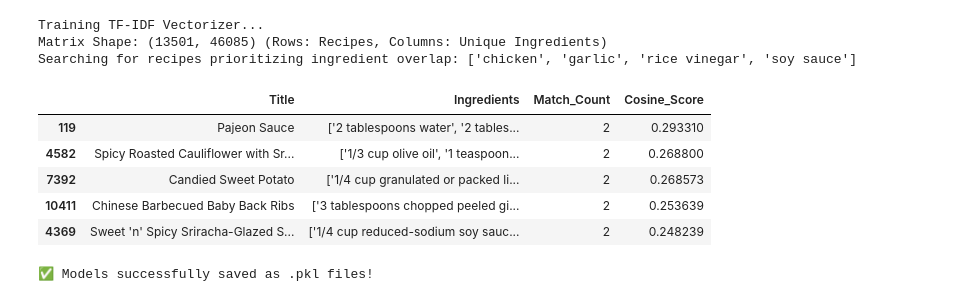
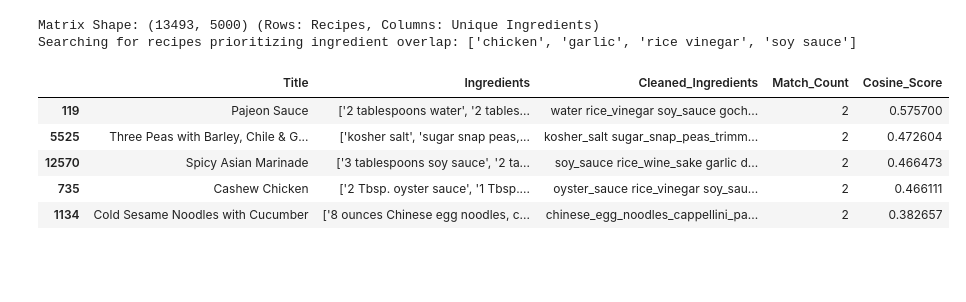
Before and after one commit to Jovanna-0/Dishcover, a Jupyter notebook: notebooks/01_Data_Cleaning_and_EDA.ipynb, the cells around one changed output. Drawn from its saved outputs; the diff is of its cells as text; code cells hidden in the pictures; blank space fills up the shorter version.

Commit message:
complete data prep, EDA, KNN model training, and evaluations

```diff
--- a/notebooks/01_Data_Cleaning_and_EDA.ipynb
+++ b/notebooks/01_Data_Cleaning_and_EDA.ipynb
@@ -154,76 +193,65 @@ print("✅ DONE! Models are ready for the website.")
 # Save the cleaned dataset so we don't have to run the cleaner every time
 df.to_csv('../data/cleaned_recipes.csv', index=False)
 # %%
-from sklearn.feature_extraction.text import TfidfVectorizer
-from sklearn.metrics.pairwise import cosine_similarity
-import joblib
 
 # 0. Drop any empty rows just in case the cleaning process left blanks
-df = df.dropna(subset=['Cleaned_Ingredients'])
+df = df.dropna(subset=['Title', 'Ingredients', 'Instructions', 'Cleaned_Ingredients'])
 df = df.reset_index(drop=True)
-
-# 1. Initialize and fit the TF-IDF Vectorizer
-print("Training TF-IDF Vectorizer...")
-vectorizer = TfidfVectorizer()
-tfidf_matrix = vectorizer.fit_transform(df['Cleaned_Ingredients'])
 print(f"Matrix Shape: {tfidf_matrix.shape} (Rows: Recipes, Columns: Unique Ingredients)")
 
 # 2. Build the Recommendation Function
 import re
 
-def recommend_recipes_smart_sort(user_ingredients_list, recipe_df, vectorizer_model, matrix, top_k=5):
-    # 1. Clean the user inputs using the underscore trick we established
+def recommend_recipes_smart_sort(user_ingredients_list, recipe_df, vectorizer_model, knn_model, top_k=5):
     cleaned_user_items = [clean_ingredients(item).strip() for item in user_ingredients_list]
     cleaned_user_items = [item for item in cleaned_user_items if item]
     user_string = " ".join(cleaned_user_items)
 
-    # 2. Vectorize and calculate Cosine Similarity (The Soft Matcher)
+    # Vectorize the input
     user_vector = vectorizer_model.transform([user_string])
-    similarity_scores = cosine_similarity(user_vector, matrix).flatten()
 
-    # 3. Grab a slightly larger pool of top matches (e.g., top 50) so we have enough to sort
-    top_50_indices = similarity_scores.argsort()[-50:][::-1]
+    # ASK THE ML MODEL TO FIND THE NEIGHBORS
+    # It returns the distances and the row indices of the top 50 matches
+    distances, indices = knn_model.kneighbors(user_vector, n_neighbors=50)
+
+    # Convert distance to similarity score (1 - distance)
+    similarity_scores = 1 - distances.flatten()
+    top_50_indices = indices.flatten()
+
     top_results = recipe_df.iloc[top_50_indices].copy()
-    top_results['Cosine_Score'] = similarity_scores[top_50_indices]
+    top_results['Cosine_Score'] = similarity_scores
 
-    # 4. The Counter: Count how many inputted ingredients actually appear in the recipe
+
+    # The Counter: Count how many inputted ingredients actually appear in the recipe
     def count_matches(recipe_ingredients_string):
         count = 0
         for item in cleaned_user_items:
             # We use \b (word boundary) so it matches the exact token
             if re.search(rf'\b{item}\b', str(recipe_ingredients_string)):
                 count += 1
         return count
 
     top_results['Match_Count'] = top_results['Cleaned_Ingredients'].apply(count_matches)
 
-    # 5. The Sorter: Sort by Match_Count first (descending), then by Cosine_Score
+    # The Sorter: Sort by Match_Count first (descending), then by Cosine_Score
     final_results = top_results.sort_values(
         by=['Match_Count', 'Cosine_Score'],
         ascending=[False, False]
     ).head(top_k)
 
-    return final_results[['Title', 'Ingredients', 'Match_Count', 'Cosine_Score']]
+    return final_results[['Title', 'Ingredients', 'Cleaned_Ingredients', 'Match_Count', 'Cosine_Score']]
 
 # --- Test the Smart Sorter ---
 test_pantry = ['chicken', 'garlic', 'rice vinegar', 'soy sauce']
 print(f"Searching for recipes prioritizing ingredient overlap: {test_pantry}\n")
-
-results = recommend_recipes_smart_sort(test_pantry, df, vectorizer, tfidf_matrix, top_k=5)
+results = recommend_recipes_smart_sort(test_pantry, df, vectorizer, knn_model, top_k=5)
 display(results)
-
-# 4. Save the models for your Web App (Streamlit)
-joblib.dump(vectorizer, '../data/tfidf_vectorizer.pkl')
-joblib.dump(tfidf_matrix, '../data/tfidf_matrix.pkl')
-print("\n✅ Models successfully saved as .pkl files!")
 # %% [output]
-Training TF-IDF Vectorizer...
-Matrix Shape: (13501, 46085) (Rows: Recipes, Columns: Unique Ingredients)
+Matrix Shape: (13493, 5000) (Rows: Recipes, Columns: Unique Ingredients)
 Searching for recipes prioritizing ingredient overlap: ['chicken', 'garlic', 'rice vinegar', 'soy sauce']
-|  | Title | Ingredients | Match_Count | Cosine_Score |
-| 119 | Pajeon Sauce | ['2 tablespoons water', '2 tables... | 2 | 0.293310 |
-| 4582 | Spicy Roasted Cauliflower with Sr... | ['1/3 cup olive oil', '1 teaspoon... | 2 | 0.268800 |
-| 7392 | Candied Sweet Potato | ['1/4 cup granulated or packed li... | 2 | 0.268573 |
-| 10411 | Chinese Barbecued Baby Back Ribs | ['3 tablespoons chopped peeled gi... | 2 | 0.253639 |
-| 4369 | Sweet 'n' Spicy Sriracha-Glazed S... | ['1/4 cup reduced-sodium soy sauc... | 2 | 0.248239 |
+|  | Title | Ingredients | Cleaned_Ingredients | Match_Count | Cosine_Score |
+| 119 | Pajeon Sauce | ['2 tablespoons water', '2 tables... | water rice_vinegar soy_sauce goch... | 2 | 0.575700 |
+| 5525 | Three Peas with Barley, Chile & G... | ['kosher salt', 'sugar snap peas,... | kosher_salt sugar_snap_peas_trimm... | 2 | 0.472604 |
+| 12570 | Spicy Asian Marinade | ['3 tablespoons soy sauce', '2 ta... | soy_sauce rice_wine_sake garlic d... | 2 | 0.466473 |
+| 735 | Cashew Chicken | ['2 Tbsp. oyster sauce', '1 Tbsp.... | oyster_sauce rice_vinegar soy_sau... | 2 | 0.466111 |
+| 1134 | Cold Sesame Noodles with Cucumber | ['8 ounces Chinese egg noodles, c... | chinese_egg_noodles_cappellini_pa... | 2 | 0.382657 |
-✅ Models successfully saved as .pkl files!
```
Also changed, not shown: parts of 10 cells of this notebook, 8 other files.
